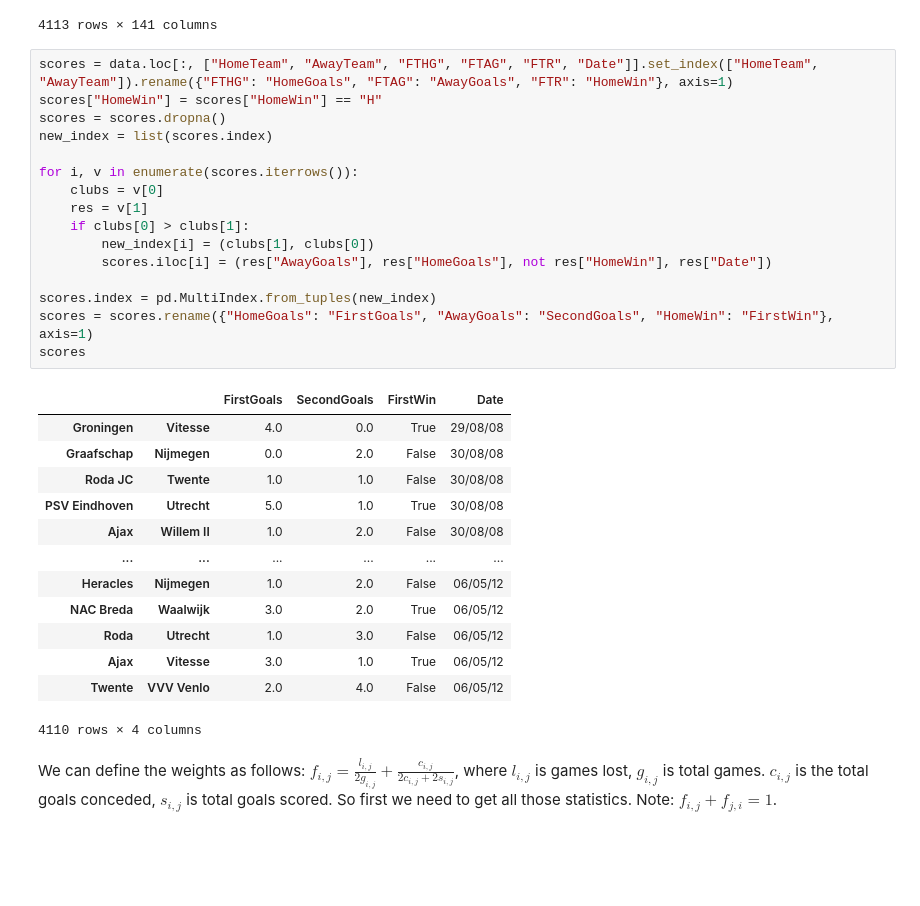
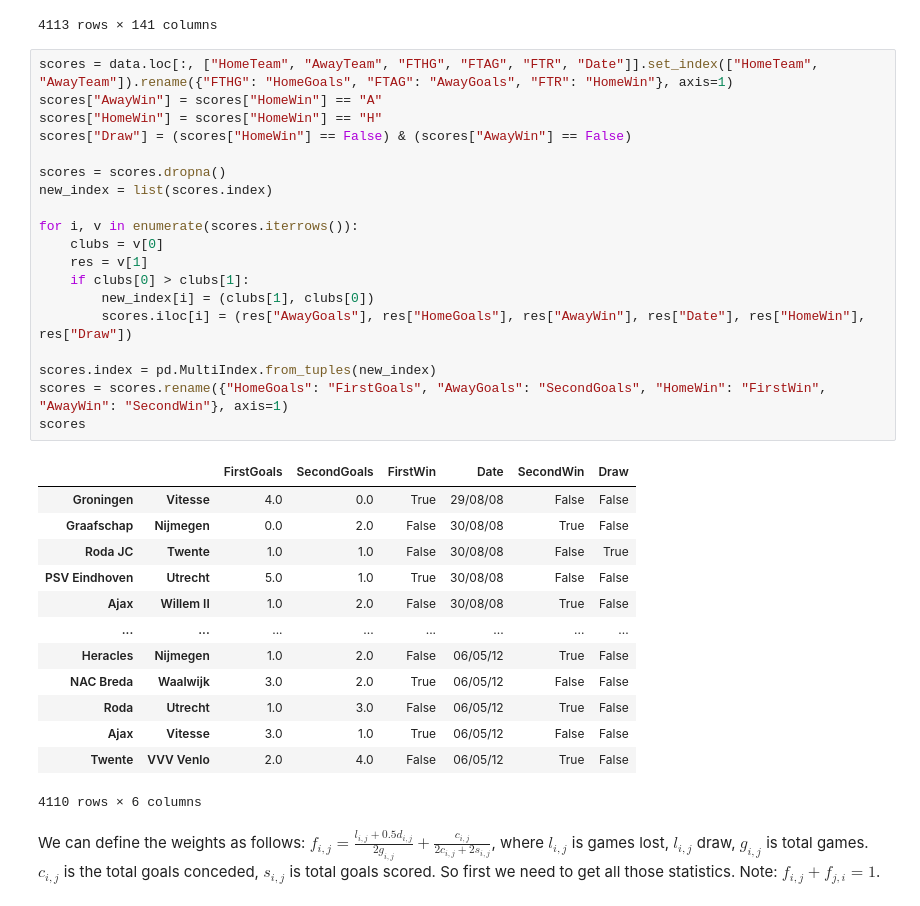
Before and after one commit to michadenheijer/OR2-2, a Jupyter notebook: main.ipynb, the cells around one changed output. Cells and saved outputs as stored; diff of their text form; blank space fills up the shorter version.

```diff
--- a/main.ipynb
+++ b/main.ipynb
@@ -32,38 +32,41 @@ data
 4113 rows × 141 columns
 # %%
 scores = data.loc[:, ["HomeTeam", "AwayTeam", "FTHG", "FTAG", "FTR", "Date"]].set_index(["HomeTeam", "AwayTeam"]).rename({"FTHG": "HomeGoals", "FTAG": "AwayGoals", "FTR": "HomeWin"}, axis=1)
+scores["AwayWin"] = scores["HomeWin"] == "A"
 scores["HomeWin"] = scores["HomeWin"] == "H"
+scores["Draw"] = (scores["HomeWin"] == False) & (scores["AwayWin"] == False)
+
 scores = scores.dropna()
 new_index = list(scores.index)
 
 for i, v in enumerate(scores.iterrows()):
     clubs = v[0]
     res = v[1]
     if clubs[0] > clubs[1]:
         new_index[i] = (clubs[1], clubs[0])
-        scores.iloc[i] = (res["AwayGoals"], res["HomeGoals"], not res["HomeWin"], res["Date"])
+        scores.iloc[i] = (res["AwayGoals"], res["HomeGoals"], res["AwayWin"], res["Date"], res["HomeWin"], res["Draw"])
 
 scores.index = pd.MultiIndex.from_tuples(new_index)
-scores = scores.rename({"HomeGoals": "FirstGoals", "AwayGoals": "SecondGoals", "HomeWin": "FirstWin"}, axis=1)
+scores = scores.rename({"HomeGoals": "FirstGoals", "AwayGoals": "SecondGoals", "HomeWin": "FirstWin", "AwayWin": "SecondWin"}, axis=1)
 scores
 # %% [output]
-|  |  | FirstGoals | SecondGoals | FirstWin | Date |
-| Groningen | Vitesse | 4.0 | 0.0 | True | 29/08/08 |
-| Graafschap | Nijmegen | 0.0 | 2.0 | False | 30/08/08 |
-| Roda JC | Twente | 1.0 | 1.0 | False | 30/08/08 |
-| PSV Eindhoven | Utrecht | 5.0 | 1.0 | True | 30/08/08 |
-| Ajax | Willem II | 1.0 | 2.0 | False | 30/08/08 |
-| ... | ... | ... | ... | ... | ... |
-| Heracles | Nijmegen | 1.0 | 2.0 | False | 06/05/12 |
-| NAC Breda | Waalwijk | 3.0 | 2.0 | True | 06/05/12 |
-| Roda | Utrecht | 1.0 | 3.0 | False | 06/05/12 |
-| Ajax | Vitesse | 3.0 | 1.0 | True | 06/05/12 |
-| Twente | VVV Venlo | 2.0 | 4.0 | False | 06/05/12 |
+|  |  | FirstGoals | SecondGoals | FirstWin | Date | SecondWin | Draw |
+| Groningen | Vitesse | 4.0 | 0.0 | True | 29/08/08 | False | False |
+| Graafschap | Nijmegen | 0.0 | 2.0 | False | 30/08/08 | True | False |
+| Roda JC | Twente | 1.0 | 1.0 | False | 30/08/08 | False | True |
+| PSV Eindhoven | Utrecht | 5.0 | 1.0 | True | 30/08/08 | False | False |
+| Ajax | Willem II | 1.0 | 2.0 | False | 30/08/08 | True | False |
+| ... | ... | ... | ... | ... | ... | ... | ... |
+| Heracles | Nijmegen | 1.0 | 2.0 | False | 06/05/12 | True | False |
+| NAC Breda | Waalwijk | 3.0 | 2.0 | True | 06/05/12 | False | False |
+| Roda | Utrecht | 1.0 | 3.0 | False | 06/05/12 | True | False |
+| Ajax | Vitesse | 3.0 | 1.0 | True | 06/05/12 | False | False |
+| Twente | VVV Venlo | 2.0 | 4.0 | False | 06/05/12 | True | False |
-4110 rows × 4 columns
+4110 rows × 6 columns
 # %% [markdown]
 We can define the weights as follows:
-$f_{i, j} = \frac{l_{i, j}}{2g_{i, j}} + \frac{c_{i, j}}{2c_{i, j} + 2s_{i, j}}$,
-where $l_{i, j}$ is games lost, $g_{i, j}$  is total games. $c_{i, j}$ is the total goals conceded, $s_{i, j}$ is total goals scored. So first we need to get all those statistics. Note: $f_{i, j} + f_{j, i} = 1$.
+$f_{i, j} = \frac{l_{i, j} + 0.5d_{i, j}}{2g_{i, j}} + \frac{c_{i, j}}{2c_{i, j} + 2s_{i, j}}$,
+where $l_{i, j}$ is games lost, $l_{i, j}$ draw, $g_{i, j}$  is total games. $c_{i, j}$ is the total goals conceded, $s_{i, j}$ is total goals scored. So first we need to get all those statistics. Note: $f_{i, j} + f_{j, i} = 1$.
 # %%
 stats = scores.groupby(scores.index).sum()
 number_of_games = scores.groupby(scores.index).size().to_frame("GamesNumber")
```
Also changed, not shown: parts of 5 cells of this notebook.
